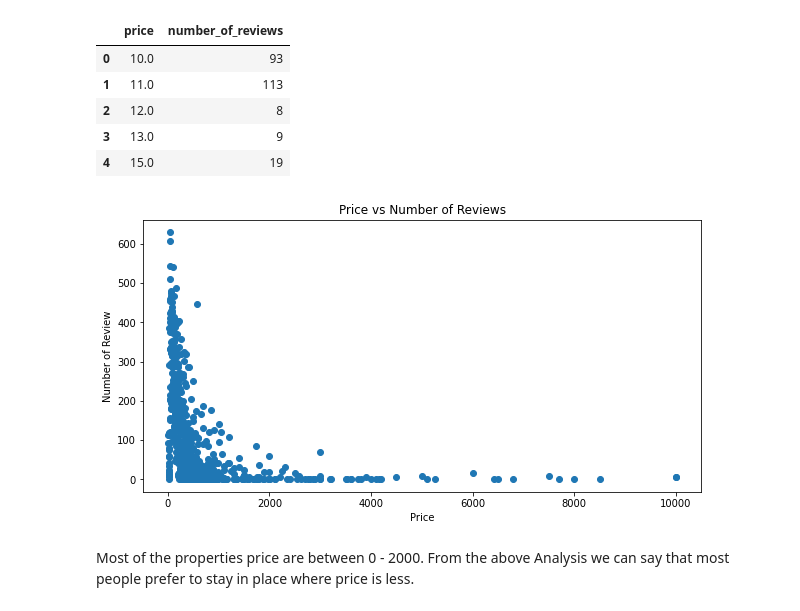
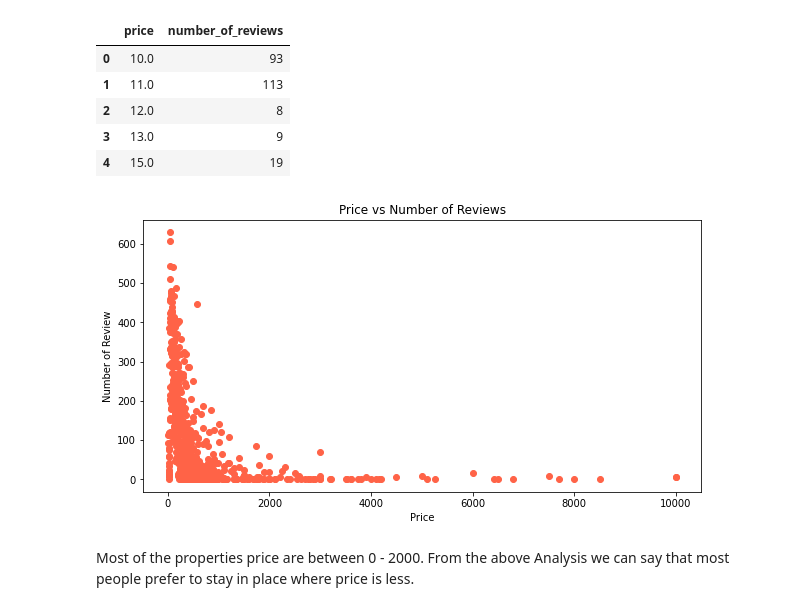
Before and after one commit to kamaluddin14/Airbnb-data-analysis, a Jupyter notebook: Copy_of_Airbnb_Bookings_Analysis_Kamaluddin_Capstone_Project.ipynb, the cells around one changed output. Saved outputs shown, nothing was run; the diff lists cells and outputs as text; code cells hidden in the pictures.

```diff
--- a/Copy_of_Airbnb_Bookings_Analysis_Kamaluddin_Capstone_Project.ipynb
+++ b/Copy_of_Airbnb_Bookings_Analysis_Kamaluddin_Capstone_Project.ipynb
@@ -271,18 +271,18 @@ price_area.head(5)
 # %%
 area = price_area['price']
 price = price_area['number_of_reviews']
 
 fig = plt.figure(figsize = (10, 5))
 
 # creating the scattter plot.
-plt.scatter(area, price)
+plt.scatter(area, price ,color ='tomato')
 
 plt.xlabel("Price")
 plt.ylabel("Number of Review")
 plt.title("Price vs Number of Reviews")
 plt.show()
 # %% [output]
-[figure, old version]
+[figure, new version]
 # %% [markdown]
 Most of the properties price are between 0 - 2000. From the above Analysis we can say that most people prefer to stay in place where price is less.
 # %%
```
Also changed, not shown: parts of 18 cells of this notebook.
